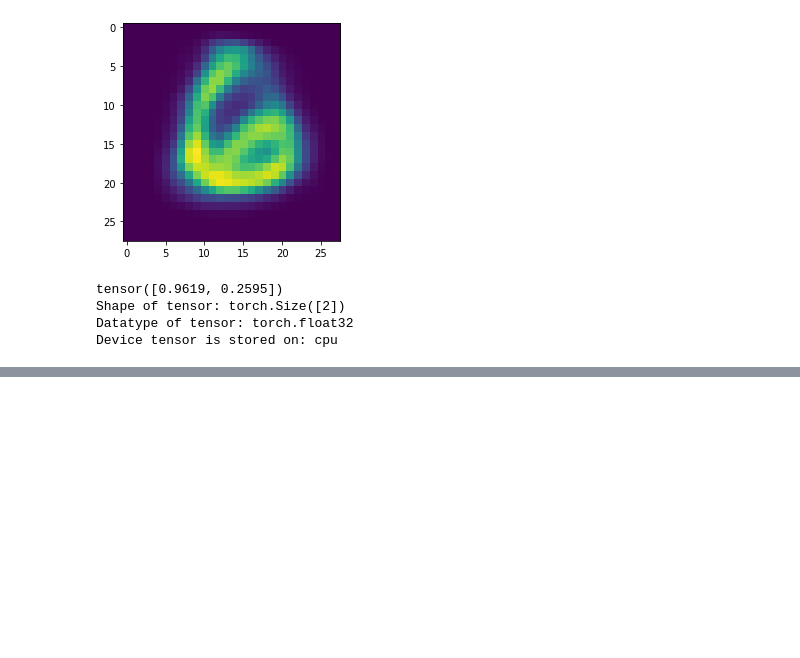
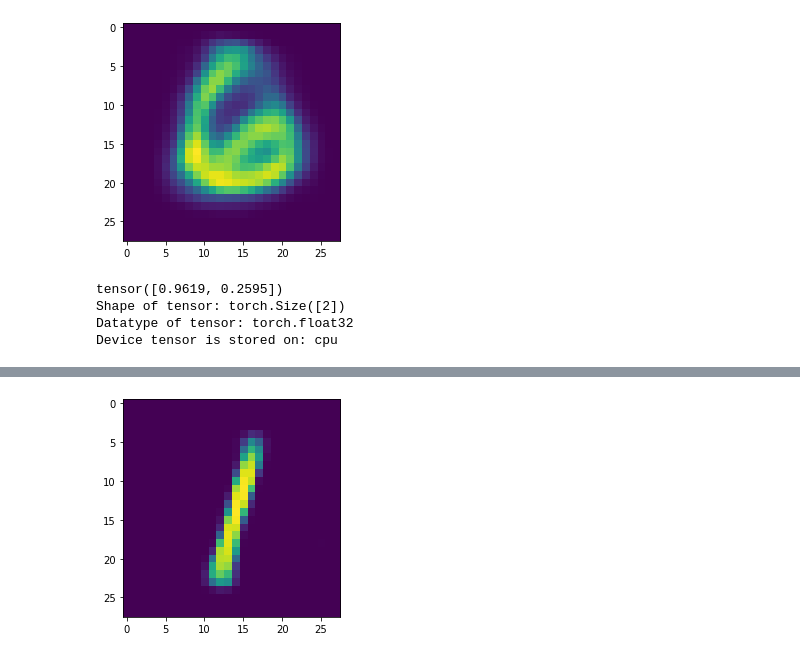
Before and after one commit to DominikOcsofszki/mlp, a Jupyter notebook: jp2.ipynb, the cells around one changed output, grey strips where cells are left out. Saved outputs shown, nothing was run; the diff lists cells and outputs as text; code cells hidden in the pictures; blank space fills up the shorter version.

```diff
--- a/jp2.ipynb
+++ b/jp2.ipynb
@@ -388,0 +388,6 @@ torch.Size([28, 28])
+# %%
+rand_tensor = torch.rand(2)
+# rand_tensor = torch.tensor([0.,0.])
+helper.latent_rand_to_img(pick_model,rand_tensor)
+# %% [output]
+[figure, added]
```
Also changed, not shown: parts of 3 cells of this notebook, 5 other files.
